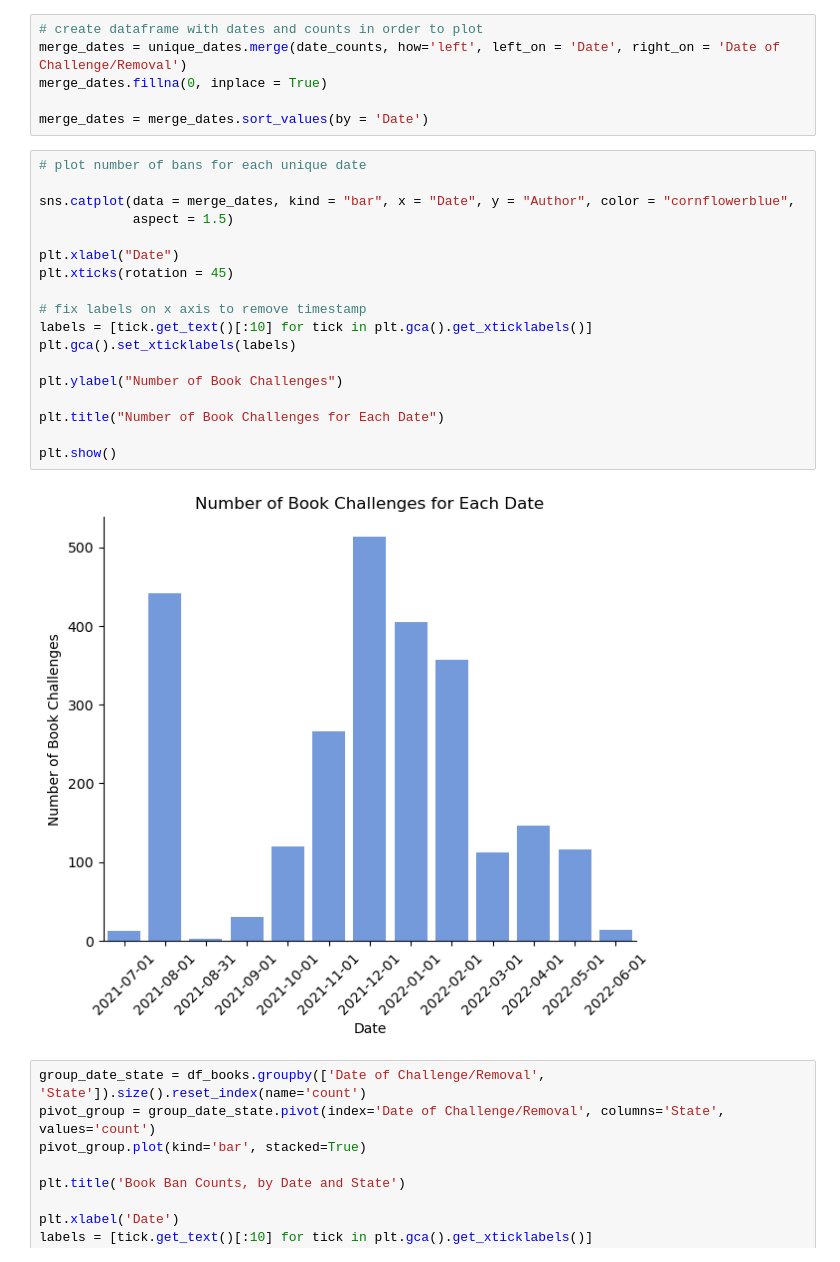
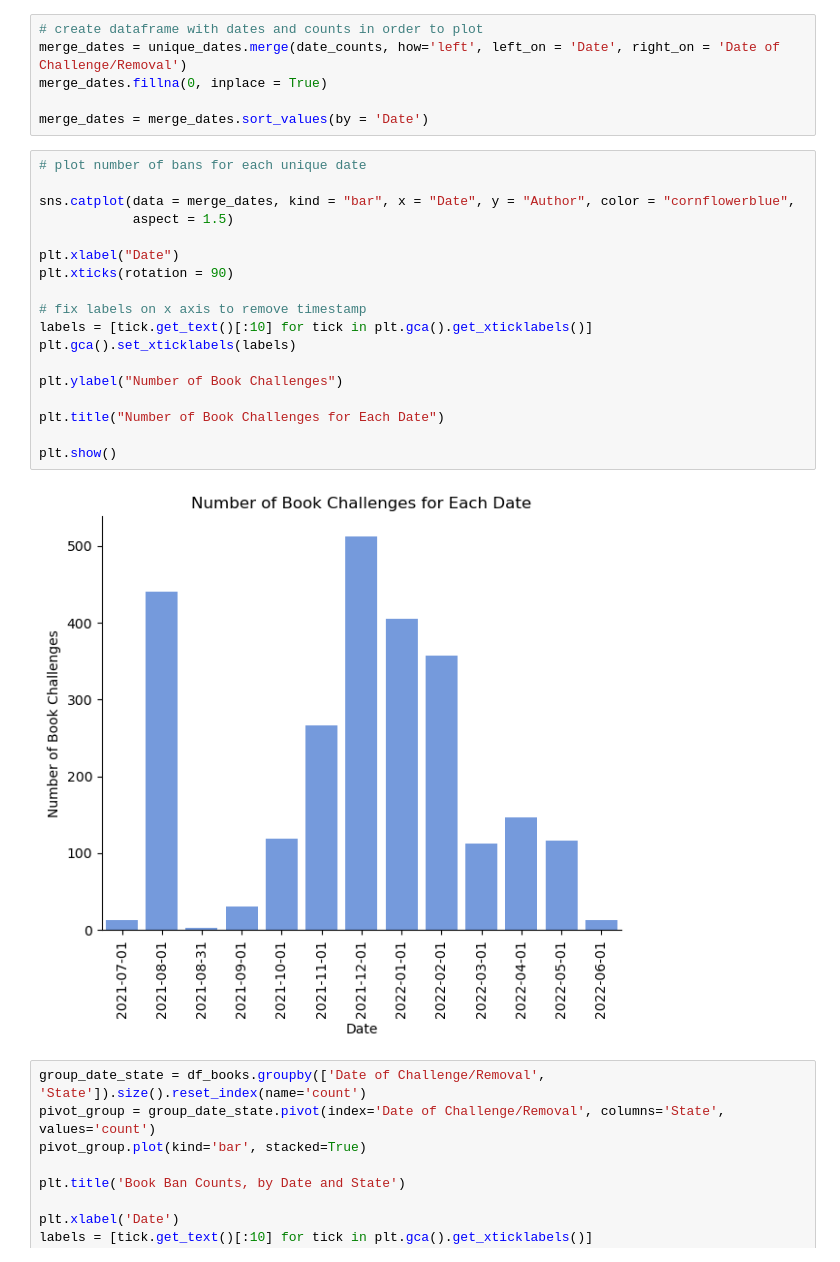
Before and after one commit to yashadoddabele/bannedbooks_project, a Jupyter notebook: bannedbooks.ipynb, the cells around one changed output. Saved outputs shown, nothing was run; the diff lists cells and outputs as text.

```diff
--- a/bannedbooks.ipynb
+++ b/bannedbooks.ipynb
@@ -198,23 +198,23 @@ merge_dates = merge_dates.sort_values(by = 'Date')
 # %%
 # plot number of bans for each unique date
 
 sns.catplot(data = merge_dates, kind = "bar", x = "Date", y = "Author", color = "cornflowerblue",
             aspect = 1.5)
 
 plt.xlabel("Date")
-plt.xticks(rotation = 45)
+plt.xticks(rotation = 90)
 
 # fix labels on x axis to remove timestamp
 labels = [tick.get_text()[:10] for tick in plt.gca().get_xticklabels()]
 plt.gca().set_xticklabels(labels)
 
 plt.ylabel("Number of Book Challenges")
 
 plt.title("Number of Book Challenges for Each Date")
 
 plt.show()
 # %% [output]
-[figure, old version]
+[figure, new version]
 # %%
 group_date_state = df_books.groupby(['Date of Challenge/Removal', 'State']).size().reset_index(name='count')
 pivot_group = group_date_state.pivot(index='Date of Challenge/Removal', columns='State', values='count')
```
